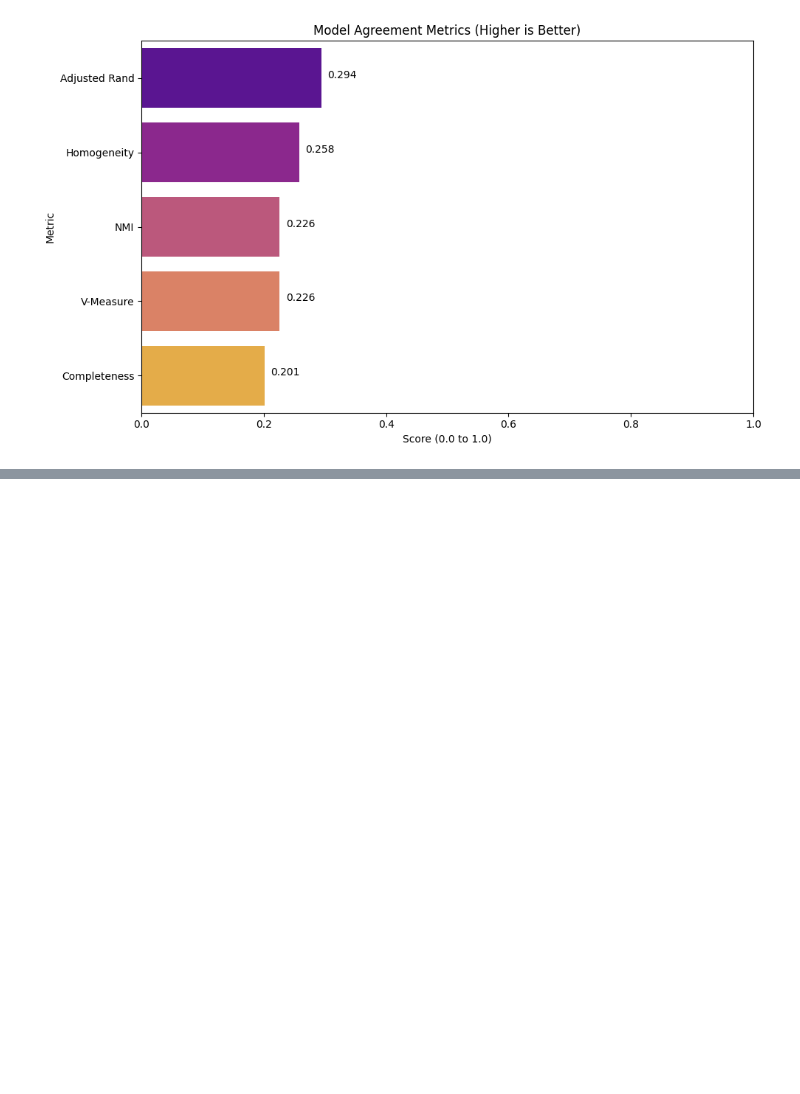
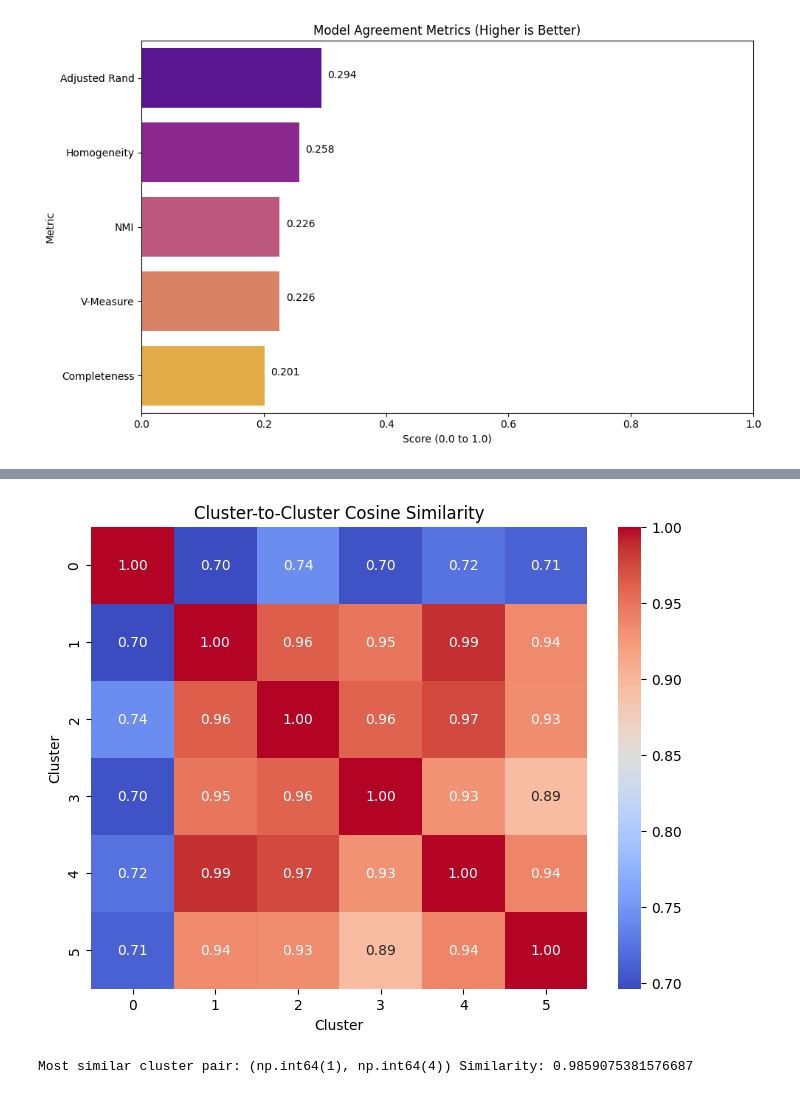
Before and after one commit to raz0208/Embedding-Analysis-and-Topic-Clustring, a Jupyter notebook: TopicModelling/EmbeddingsAnalysis_TopicClustering_ModernBERT.ipynb, the cells around one changed output, grey strips where cells are left out. Saved outputs shown, nothing was run; the diff lists cells and outputs as text; code cells hidden in the pictures; blank space fills up the shorter version.

```diff
--- a/TopicModelling/EmbeddingsAnalysis_TopicClustering_ModernBERT.ipynb
+++ b/TopicModelling/EmbeddingsAnalysis_TopicClustering_ModernBERT.ipynb
@@ -933,0 +936,13 @@ plt.savefig('model_agreement_metrics.png')
+# %%
+# Get topic assignments (hard clustering)
+labels_ex = topic_data.document_topic_matrix.argmax(axis=1)
+
+# Find number of clusters
+num_clusters = len(np.unique(labels_ex))
+
+# Compute centroids
+centroids = np.array([
+    embeddings[labels_ex == i].mean(axis=0) for i in range(num_clusters)
+])
+
+num_clusters, centroids
@@ -933,0 +963,11 @@ plt.savefig('model_agreement_metrics.png')
+# %%
+from sklearn.metrics.pairwise import cosine_similarity
+from sklearn.metrics.pairwise import euclidean_distances
+
+# Calculate centroid by cosine similarity
+similarity_matrix = cosine_similarity(centroids)
+
+# Calculate centroid by cosine similarity
+distance_matrix = euclidean_distances(centroids)
+
+similarity_matrix, distance_matrix
@@ -933,0 +992,23 @@ plt.savefig('model_agreement_metrics.png')
+# %%
+plt.figure(figsize=(8, 6))
+sns.heatmap(similarity_matrix, annot=True, fmt=".2f", cmap='coolwarm')
+plt.title("Cluster-to-Cluster Cosine Similarity")
+plt.xlabel("Cluster")
+plt.ylabel("Cluster")
+plt.show()
+# %% [output]
+[figure, added]
+# %%
+# Flatten and create DataFrame
+sim_df = pd.DataFrame(similarity_matrix)
+sim_df.columns = [f"Topic_{i}" for i in range(num_clusters)]
+sim_df.index = [f"Topic_{i}" for i in range(num_clusters)]
+
+# Set diagonal to NaN to ignore self-similarity
+np.fill_diagonal(similarity_matrix, np.nan)
+
+# Find most similar cluster pairs
+most_similar = np.unravel_index(np.nanargmax(similarity_matrix), similarity_matrix.shape)
+print("Most similar cluster pair:", most_similar, "Similarity:", similarity_matrix[most_similar])
+# %% [output]
+Most similar cluster pair: (np.int64(1), np.int64(4)) Similarity: 0.9859075381576687
```
Also changed, not shown: parts of 7 cells of this notebook.
